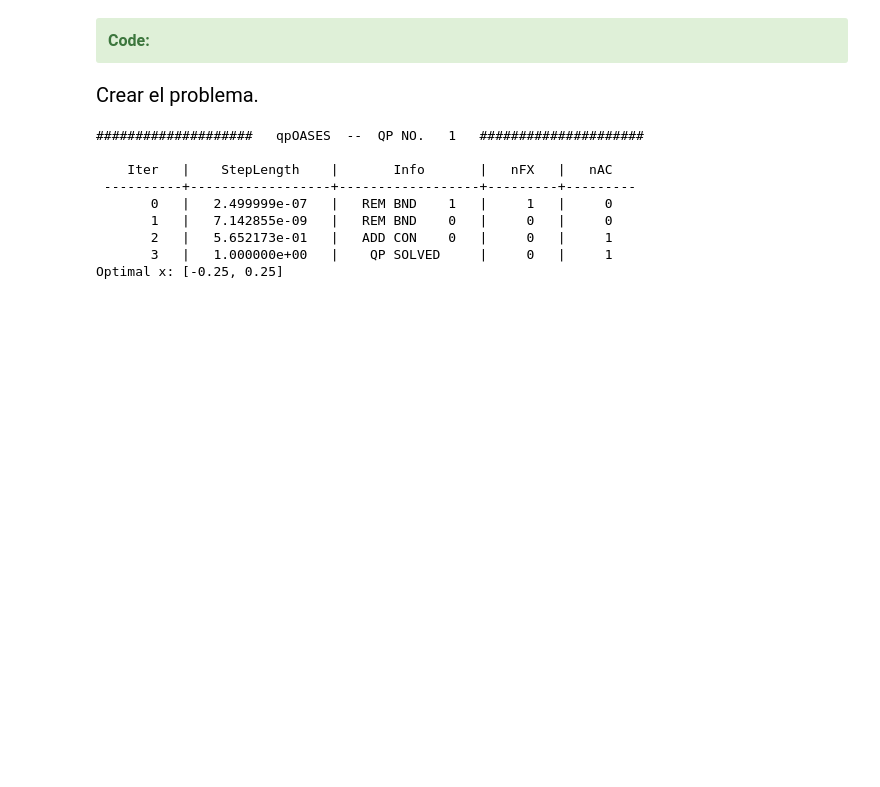
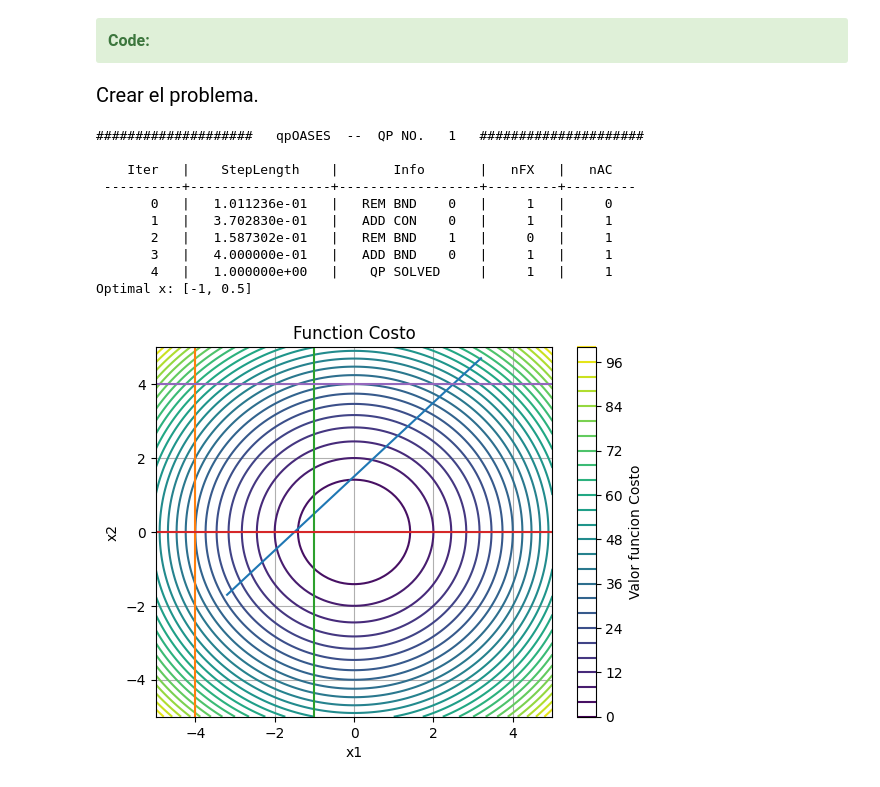
Before and after one commit to lfrecalde1/Optimization_Course, a Jupyter notebook: Casadi/Casadi_QP.ipynb, the cells around one changed output. Saved outputs shown, nothing was run; the diff lists cells and outputs as text; code cells hidden in the pictures; blank space fills up the shorter version.

```diff
--- a/Casadi/Casadi_QP.ipynb
+++ b/Casadi/Casadi_QP.ipynb
@@ -34,17 +41,17 @@ import casadi as ca
 H = ca.DM([[2, 0], [0, 2]])  # Q Matrix
 g = ca.DM([0, 0])           # Linear Term
 A = ca.DM([[1, -1]])         # Constraint matrix
-lba = ca.DM([-0.5])            # Lower bound for constraint
-uba = ca.DM([-0.5])            # Upper bound for constraint
-#lbx = ca.DM([-10, -1])       # Lower bounds for x
-#ubx = ca.DM([2, 2])         # Upper bounds for x
+lba = ca.DM([-1.5])            # Lower bound for constraint
+uba = ca.DM([-1.5])            # Upper bound for constraint
+lbx = ca.DM([-4, 0])       # Lower bounds for x
+ubx = ca.DM([-1, 4])         # Upper bounds for x
 
 # Define the QP problem
 qp = {'h': H.sparsity(), 'a': A.sparsity()}
 S = ca.conic('S', 'qpoases', qp)
 
 # Solve the QP
-res = S(h=H, g=g, a=A, lba=lba, uba=uba)
+res = S(h=H, g=g, a=A, lba=lba, uba=uba,  lbx=lbx, ubx=ubx)
 x_opt = res['x']
 
 print("Optimal x:", x_opt)
@@ -53,8 +60,9 @@ print("Optimal x:", x_opt)
 
     Iter   |    StepLength    |       Info       |   nFX   |   nAC
  ----------+------------------+------------------+---------+---------
-       0   |   2.499999e-07   |   REM BND    1   |     1   |     0
-       1   |   7.142855e-09   |   REM BND    0   |     0   |     0
-       2   |   5.652173e-01   |   ADD CON    0   |     0   |     1
-       3   |   1.000000e+00   |    QP SOLVED     |     0   |     1
-Optimal x: [-0.25, 0.25]
+       0   |   1.011236e-01   |   REM BND    0   |     1   |     0
+       1   |   3.702830e-01   |   ADD CON    0   |     1   |     1
+       2   |   1.587302e-01   |   REM BND    1   |     0   |     1
+       3   |   4.000000e-01   |   ADD BND    0   |     1   |     1
+       4   |   1.000000e+00   |    QP SOLVED     |     1   |     1
+Optimal x: [-1, 0.5]
@@ -60,0 +105,52 @@ Optimal x: [-0.25, 0.25]
+# %%
+# Init Values
+x  = np.array([0.1, 0])
+
+# Generate functions
+f, df_dx, d2f_d2x, c, grad_x_c, dx_grad_x_c = f_casadi_res_quadratic()
+
+# Call functions
+r =  f(x)
+df = df_dx(x)
+H = d2f_d2x(x)
+const = c(x)
+grad_c = grad_x_c(x)
+dx_grad_c = dx_grad_x_c(x, 0)
+# %%
+xlist = np.linspace(-5.0, 5.0, 100)
+ylist = np.linspace(-5.0, 5.0, 100)
+xlist_rest = np.linspace(-3.2, 3.2, 100)
+
+# Restricciones
+x_res_1 = -4*np.ones((xlist.shape[0], ))
+y_res_1 = np.linspace(-5.0, 5.0, 100)
+
+x_res_2 = -1*np.ones((xlist.shape[0], ))
+y_res_2 = np.linspace(-5.0, 5.0, 100)
+
+x_res_3 = np.linspace(-5.0, 5.0, 100)
+y_res_3 = 0*np.ones((xlist.shape[0], ))
+
+x_res_4 =  np.linspace(-5.0, 5.0, 100)
+y_res_4 = 4*np.ones((xlist.shape[0], ))
+
+X, Y = np.meshgrid(xlist, ylist)
+Z = np.array([[f(np.array([x_val, y_val])) for x_val, y_val in zip(x_row, y_row)] for x_row, y_row in zip(X, Y)])
+Z = Z.reshape((Z.shape[0], Z.shape[1]))
+plt.contour(X, Y, Z, levels=30)
+plt.plot(xlist_rest, xlist_rest+1.5, '-')
+plt.plot(x_res_1, y_res_1, '-')
+plt.plot(x_res_2, y_res_2, '-')
+plt.plot(x_res_3, y_res_3, '-')
+plt.plot(x_res_4, y_res_4, '-')
+
+
+
+plt.xlabel('x1')
+plt.ylabel('x2')
+plt.title('Function Costo')
+plt.colorbar(label='Valor funcion Costo')
+plt.grid(True)
+plt.show()
+# %% [output]
+[figure, added]
```
Also changed, not shown: parts of 3 cells of this notebook, 2 other files.
